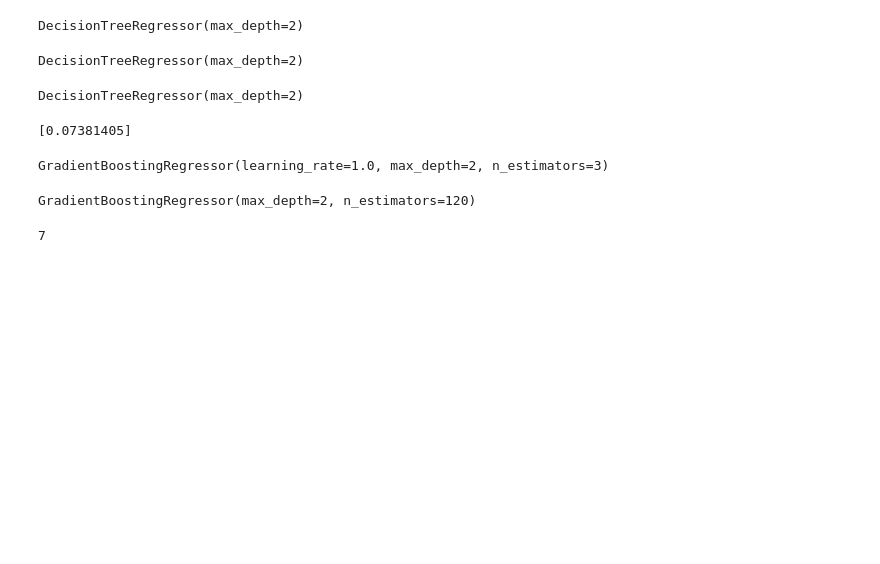
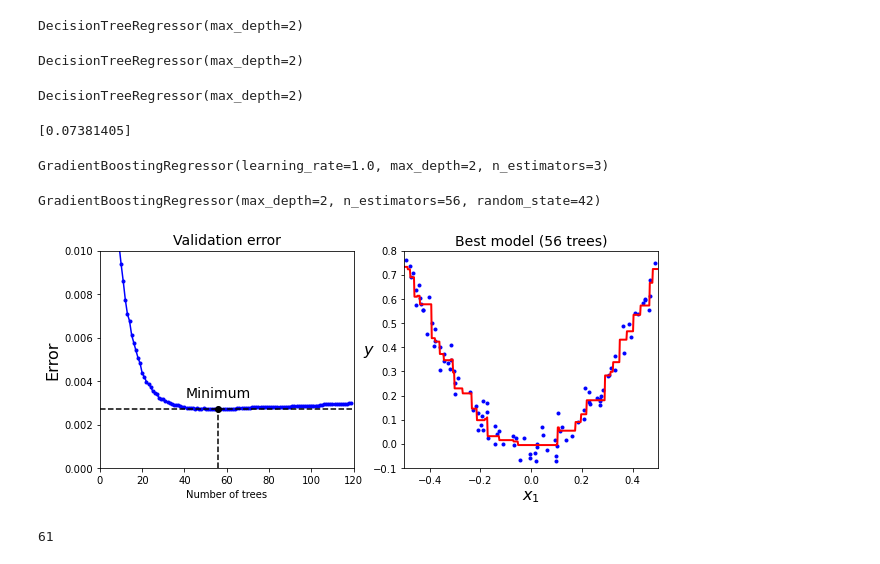
Before and after one commit to hykhhijk/Hands-on-ML, a Jupyter notebook: Chapter7.ipynb, the cells around one changed output. Drawn from its saved outputs; the diff is of its cells as text; code cells hidden in the pictures; blank space fills up the shorter version.

```diff
--- a/Chapter7.ipynb
+++ b/Chapter7.ipynb
@@ -179,8 +179,9 @@ AdaBoostClassifier(base_estimator=DecisionTreeClassifier(max_depth=1),
 # %%
 import numpy as np
 np.random.seed(42)
+np.random.seed(42)
 X = np.random.rand(100, 1) - 0.5
-y = 3*X[0]**2 + 0.05 * np.random.randn(100)
+y = 3*X[:, 0]**2 + 0.05 * np.random.randn(100)
 # %%
 from sklearn.tree import DecisionTreeRegressor
 
@@ -215,26 +216,60 @@ gbrt.fit(X, y)
 # %% [output]
 GradientBoostingRegressor(learning_rate=1.0, max_depth=2, n_estimators=3)
 # %%
+import numpy as np
 from sklearn.model_selection import train_test_split
 from sklearn.metrics import mean_squared_error
 
-X_train, X_val, y_train, y_val = train_test_split(X, y)
+X_train, X_val, y_train, y_val = train_test_split(X, y, random_state=49)
 
-gbrt = GradientBoostingRegressor(max_depth=2, n_estimators=120)
-gbrt.fit(X, y)
+gbrt = GradientBoostingRegressor(max_depth=2, n_estimators=120, random_state=42)
+gbrt.fit(X_train, y_train)
 
 errors = [mean_squared_error(y_val, y_pred)
-         for y_pred in gbrt.staged_predict(X_val)]
+          for y_pred in gbrt.staged_predict(X_val)]
 bst_n_estimators = np.argmin(errors) + 1
 
-gbrt_best = GradientBoostingRegressor(max_depth=2, n_estimators=bst_n_estimators)
+gbrt_best = GradientBoostingRegressor(max_depth=2, n_estimators=bst_n_estimators, random_state=42)
 gbrt_best.fit(X_train, y_train)
 # %% [output]
-GradientBoostingRegressor(max_depth=2, n_estimators=120)
+GradientBoostingRegressor(max_depth=2, n_estimators=56, random_state=42)
+# %%
+min_error = np.min(errors)
+# %%
+def plot_predictions(regressors, X, y, axes, label=None, style="r-", data_style="b.", data_label=None):
+    x1 = np.linspace(axes[0], axes[1], 500)
+    y_pred = sum(regressor.predict(x1.reshape(-1, 1)) for regressor in regressors)
+    plt.plot(X[:, 0], y, data_style, label=data_label)
+    plt.plot(x1, y_pred, style, linewidth=2, label=label)
+    if label or data_label:
+        plt.legend(loc="upper center", fontsize=16)
+    plt.axis(axes)
+# %%
+plt.figure(figsize=(10, 4))
+
+plt.subplot(121)
+plt.plot(errors, "b.-")
+plt.plot([bst_n_estimators, bst_n_estimators], [0, min_error], "k--")
+plt.plot([0, 120], [min_error, min_error], "k--")
+plt.plot(bst_n_estimators, min_error, "ko")
+plt.text(bst_n_estimators, min_error*1.2, "Minimum", ha="center", fontsize=14)
+plt.axis([0, 120, 0, 0.01])
+plt.xlabel("Number of trees")
+plt.ylabel("Error", fontsize=16)
+plt.title("Validation error", fontsize=14)
+
+plt.subplot(122)
+plot_predictions([gbrt_best], X, y, axes=[-0.5, 0.5, -0.1, 0.8])
+plt.title("Best model (%d trees)" % bst_n_estimators, fontsize=14)
+plt.ylabel("$y$", fontsize=16, rotation=0)
+plt.xlabel("$x_1$", fontsize=16)
+plt.show()
+# %% [output]
+[figure, added]
 # %%
-gbrt = GradientBoostingRegressor(max_depth=2,warm_start=True)
+gbrt = GradientBoostingRegressor(max_depth=2, warm_start=True, random_state=42)
 
-min_val_error = float('inf')
+min_val_error = float("inf")
 error_going_up = 0
 for n_estimators in range(1, 120):
     gbrt.n_estimators = n_estimators
@@ -243,14 +278,15 @@ for n_estimators in range(1, 120):
     val_error = mean_squared_error(y_val, y_pred)
     if val_error < min_val_error:
         min_val_error = val_error
-        error_going_up=0
+        error_going_up = 0
     else:
         error_going_up += 1
         if error_going_up == 5:
             break
-print(n_estimators)
-# %% [output]
-7
+# %%
+print(gbrt.n_estimators)
+# %% [output]
+61
 # %%
 import xgboost
 
```
Also changed, not shown: parts of 13 cells of this notebook.
